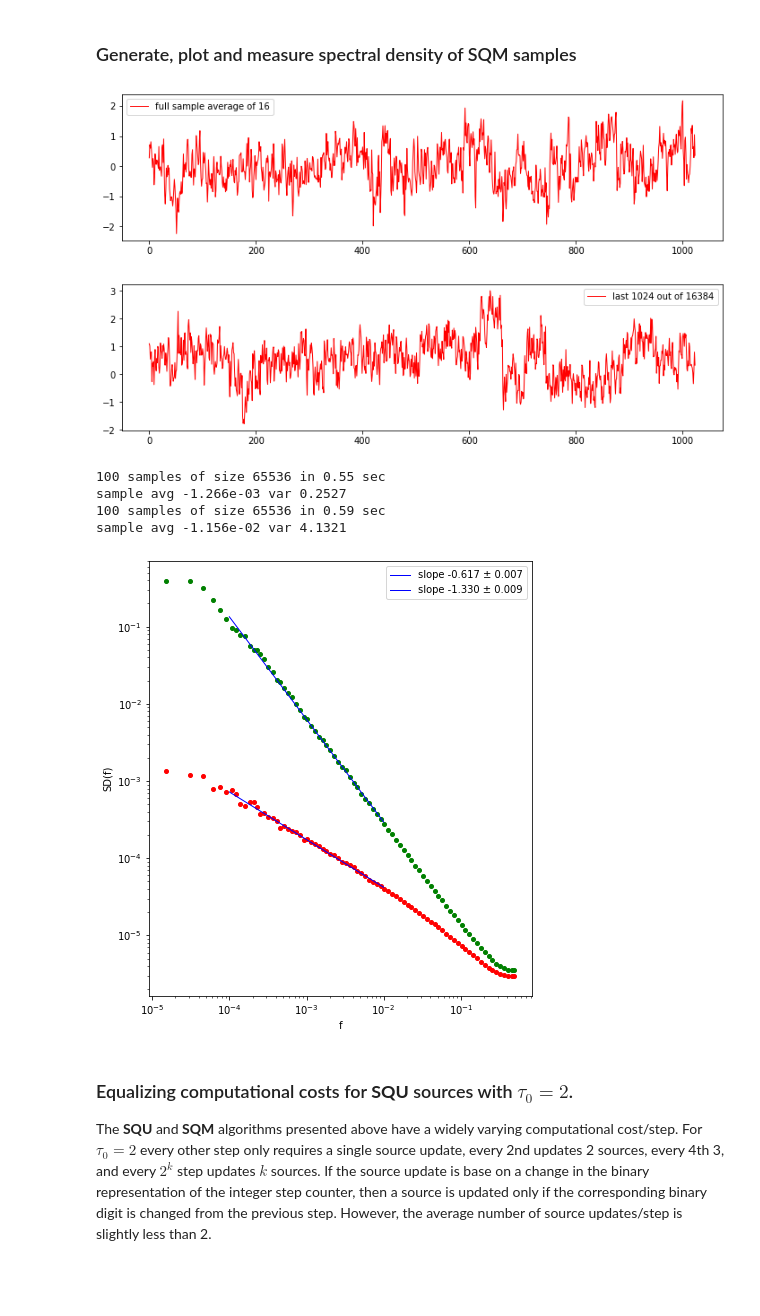
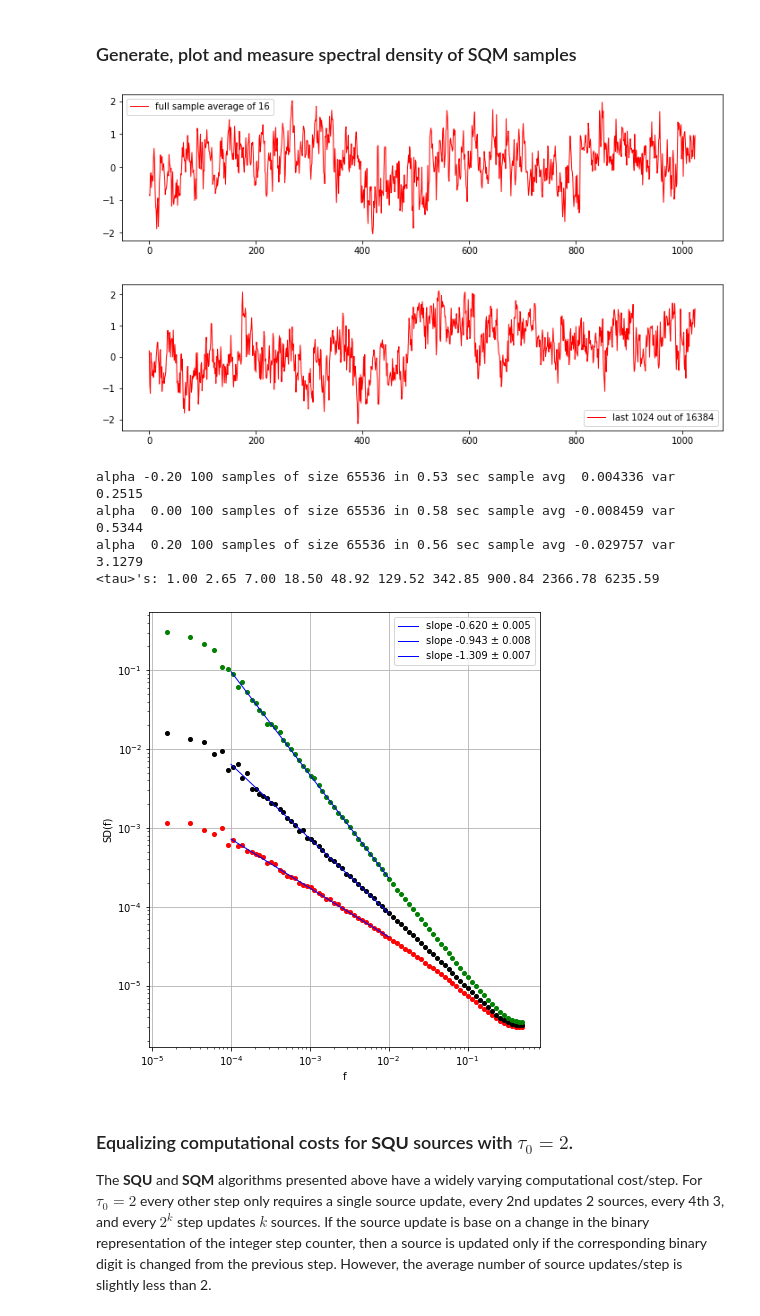
Before and after one commit to vossrf/EISFGN, a Jupyter notebook: EISFGN.ipynb, the cells around one changed output. Drawn from its saved outputs; the diff is of its cells as text; code cells hidden in the pictures; blank space fills up the shorter version.

```diff
--- a/EISFGN.ipynb
+++ b/EISFGN.ipynb
@@ -286,18 +286,18 @@ from numpy.random import random as rand  # uniform distribution [0,1)
 
 def SQMinit(Ns,tau0,alpha=0.0,taumin=1):
   "return the Sv and Sk numpy arrays for Ns sources with period tau0 and initial source sum Ssum"
-  tau2 = 0.5*tau0                        # avg decrement is 0.5
-  Sv = np.empty(Ns,dtype=np.float64)     # source random values
-  Sk = tau2*np.ones(Ns,dtype=np.float64) # source indices, 0 forces update
-  Sp = tau2*np.ones(Ns,dtype=np.float64) # source periods relative to previous
-  Sn = np.zeros(Ns,dtype=np.int64)       # count of source changes
-  Sp[0] = 0.5*taumin
+  tau2 = 0.5*tau0                         # correct for avg decrement of 0.5
+  Sv = np.empty(Ns,dtype=np.float64)      # source random values
+  Sk = np.zeros(Ns,dtype=np.float64)      # source indices, 0 forces update
+  Sp = tau2*np.ones(Ns,dtype=np.float64)  # source periods relative to previous
+  Sn = np.zeros(Ns,dtype=np.int64)        # count of source changes
+  Sp[0] = 0.5*taumin                      # 0.5 for avg decrement = 0.5
   Ssum = 0.0
   Sa = np.ones(Ns,dtype=np.float64)      # source amplitude multiplier
   for k in range(Ns):                    # initialize sources
-    Sv[k] = rand()-0.5                   # initial random value
+    Sa[k] = tau0**(k*alpha)              # source strengths
+    Sv[k] = Sa[k]*(rand()-0.5)           # initial random value
     Ssum += Sv[k]                        # accumulate initial source sum
-    Sa[k] = tau0**(k*alpha)              # source strengths
   return Ssum,Sk,Sp,Sn,Sv,Sa
 
 @numba.jit(nopython=True)        # pre compile for faster execution
@@ -335,46 +335,41 @@ plt.plot(X[-1024:], color='red', linewidth=1, label='last 1024 out of %d'%N)
 plt.legend()
 f2.set_size_inches(12,3)
 # %% [output]
-[figure, old version]
+[figure, new version]
-[figure, old version]
+[figure, new version]
 # %%
 # Spectral Density
 Ns = 10       # number of sources
 tau0 = 7**0.5 # geometric sequence of tau's with ratio = sqrt(7)
 N = 2**16     # sample size
 Nrun = 100    # samples to average
 
 X = np.empty(N,dtype=np.float32)    # use 32-bit floats to save on memory
 nsd = N//2+2                        # spectral density size
 sd = np.zeros(nsd,dtype=np.float32) # space for spectral density
 
-alpha = -0.2
-Ssum,Sk,Sp,Sn,Sv,Sa = SQMinit(Ns,tau0,alpha)    # initialize sources
-t0 = time.perf_counter()               # starting time
-for m in range(Nrun):
-  Ssum = GenSQM(X,Ssum,Sk,Sp,Sn,Sv,Sa) # generate sample
-  addSD(X,sd)                          # add to spectral density, this destroys X
-print("%d samples of size %d in %0.2f sec" % (Nrun,N,time.perf_counter()-t0))
-fa,sda,na,avg,var = loglogSD(sd,20)    # sd averaged to 20 points/decade
-print("sample avg %0.3e var %0.4f" % (avg,var))
-loglogPlot(fa,sda,1e-4,1e-2,"'ro',markersize=4","'b-',linewidth=1")
-
-alpha = 0.2
-Ssum,Sk,Sp,Sn,Sv,Sa = SQMinit(Ns,tau0,alpha)    # initialize sources
-t0 = time.perf_counter()               # starting time
-for m in range(Nrun):
-  Ssum = GenSQM(X,Ssum,Sk,Sp,Sn,Sv,Sa) # generate sample
-  addSD(X,sd)                          # add to spectral density, this destroys X
-print("%d samples of size %d in %0.2f sec" % (Nrun,N,time.perf_counter()-t0))
-fa,sda,na,avg,var = loglogSD(sd,20)    # sd averaged to 20 points/decade
-print("sample avg %0.3e var %0.4f" % (avg,var))
-loglogPlot(fa,sda,1e-4,1e-2,"'go',markersize=4","'b-',linewidth=1")
+for alpha,popt in ((-0.2,"'ro'"),(0.0,"'ko'"),(0.2,"'go'")):
+  Ssum,Sk,Sp,Sn,Sv,Sa = SQMinit(Ns,tau0,alpha)    # initialize sources
+  t0 = time.perf_counter()               # starting time
+  for m in range(Nrun):
+    Ssum = GenSQM(X,Ssum,Sk,Sp,Sn,Sv,Sa) # generate sample
+    addSD(X,sd)                          # add to spectral density, this destroys X
+  print("alpha %5.2f"%alpha,end=' ')
+  print("%d samples of size %d in %0.2f sec" % (Nrun,N,time.perf_counter()-t0),end=' ')
+  fa,sda,na,avg,var = loglogSD(sd,20)    # sd averaged to 20 points/decade
+  print("sample avg %9.6f var %0.4f" % (avg,var))
+  loglogPlot(fa,sda,1e-4,1e-2,popt+",markersize=4","'b-',linewidth=1")
+avgtau = N*Nrun/Sn                       # average tau for each source
+print("<tau>'s:",end=' ')
+for k in range(Ns):
+  print("%0.2f"%avgtau[k],end=' ')
+print()
 # %% [output]
-100 samples of size 65536 in 0.55 sec
-sample avg -1.266e-03 var 0.2527
-100 samples of size 65536 in 0.59 sec
-sample avg -1.156e-02 var 4.1321
+alpha -0.20 100 samples of size 65536 in 0.53 sec sample avg  0.004336 var 0.2515
+alpha  0.00 100 samples of size 65536 in 0.58 sec sample avg -0.008459 var 0.5344
+alpha  0.20 100 samples of size 65536 in 0.56 sec sample avg -0.029757 var 3.1279
+<tau>'s: 1.00 2.65 7.00 18.50 48.92 129.52 342.85 900.84 2366.78 6235.59
-[figure, old version]
+[figure, new version]
 # %% [markdown]
 ### Equalizing computational costs for **SQU** sources with $\tau_0=2$.
 
```
Also changed, not shown: parts of 4 cells of this notebook.
